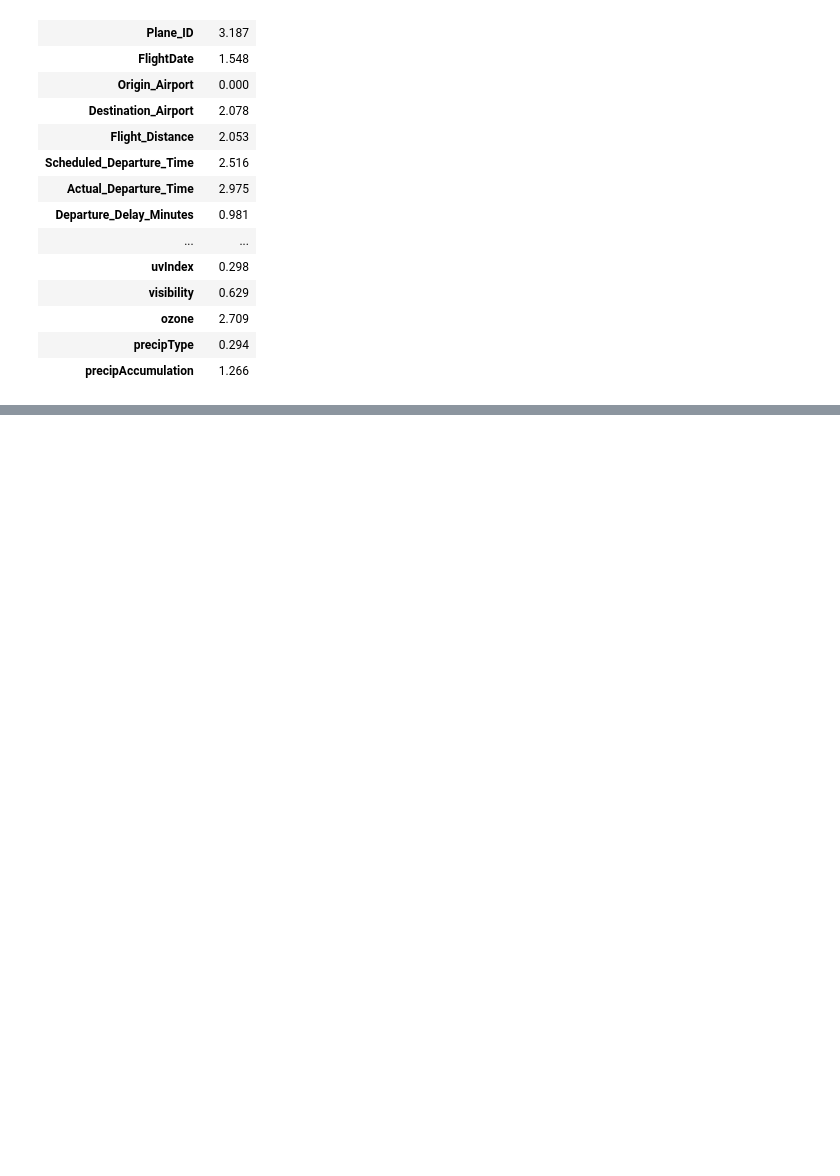
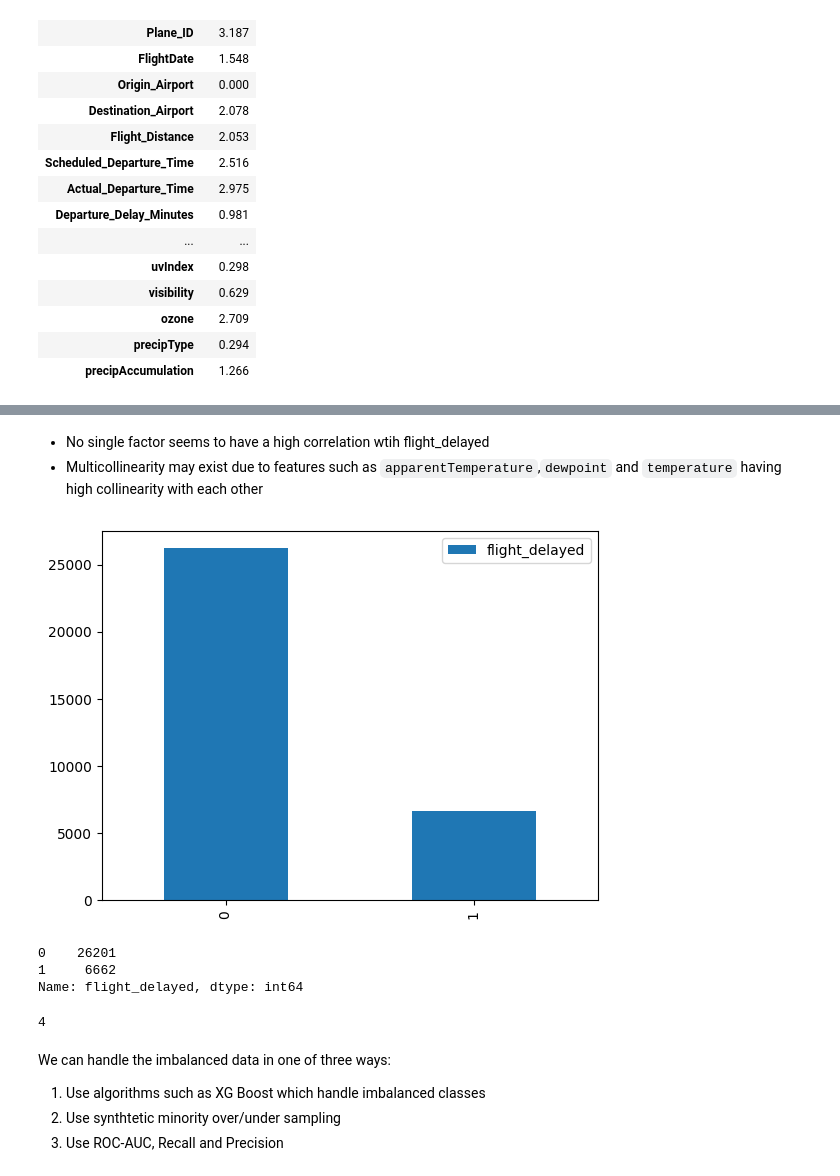
Before and after one commit to factorwonk/bain_flight_delay, a Jupyter notebook: flight_delay_weather.ipynb, the cells around one changed output, grey strips where cells are left out. Saved outputs shown, nothing was run; the diff lists cells and outputs as text; code cells hidden in the pictures; blank space fills up the shorter version.

```diff
--- a/flight_delay_weather.ipynb
+++ b/flight_delay_weather.ipynb
@@ -680,0 +708,26 @@ with sns.axes_style("white"):
+# %% [markdown]
+* No single factor seems to have a high correlation wtih flight_delayed
+* Multicollinearity may exist due to features such as `apparentTemperature`,`dewpoint` and `temperature` having high collinearity with each other
+# %%
+# Note we have an imbalanced class problem when looking at our delays
+pd.DataFrame(hix_merged_dep_wthr_df2.flight_delayed.value_counts()).plot(kind='bar')
+plt.show()
+# %% [output]
+[figure, added]
+# %%
+hix_merged_dep_wthr_df2.flight_delayed.value_counts()
+# %% [output]
+0    26201
+1     6662
+Name: flight_delayed, dtype: int64
+# %%
+# Ratio of oversampled vs undersampled classes
+round(len(hix_merged_dep_wthr_df2[hix_merged_dep_wthr_df2.flight_delayed == 0]) / len(hix_merged_dep_wthr_df2[hix_merged_dep_wthr_df2.flight_delayed == 1]))
+# %% [output]
+4
+# %% [markdown]
+We can handle the imbalanced data in one of three ways:
+
+1. Use algorithms such as XG Boost which handle imbalanced classes
+1. Use synthtetic minority over/under sampling
+1. Use ROC-AUC, Recall and Precision
```
Also changed, not shown: parts of 6 cells of this notebook.
